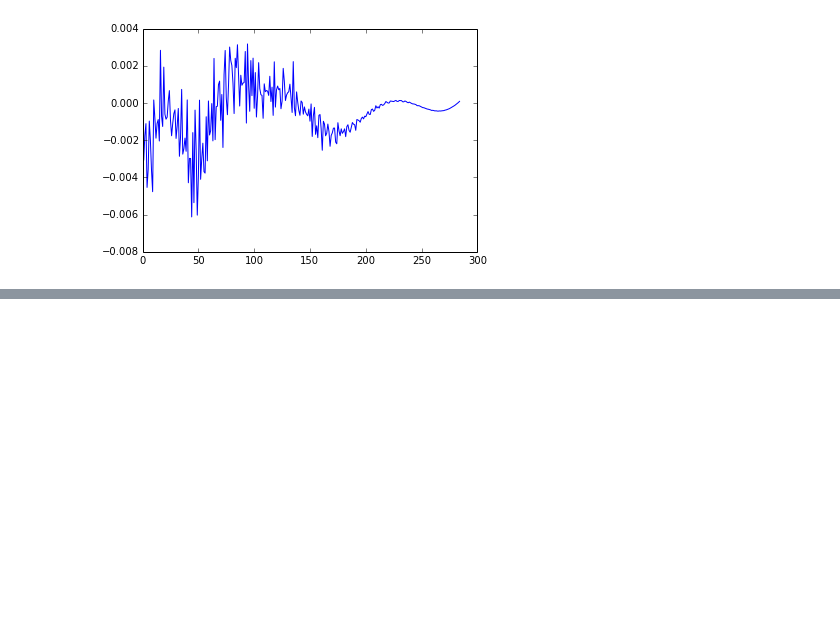
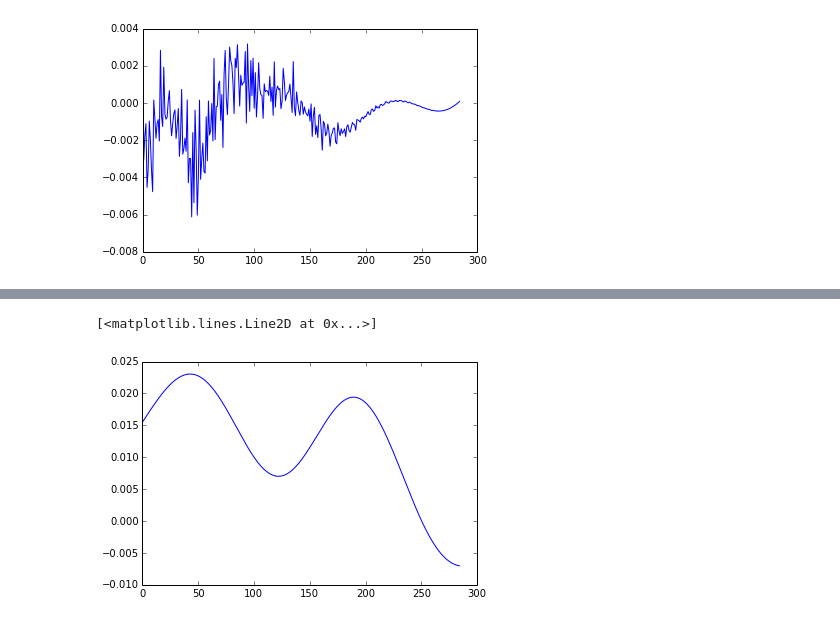
Before and after one commit to juangil/machine_learning_class, a Jupyter notebook: GP_tests/mocap_test_1/MOGP_mocap_1_HGP.ipynb, the cells around one changed output, grey strips where cells are left out. Cells and saved outputs as stored; diff of their text form; code cells hidden in the pictures; blank space fills up the shorter version.

```diff
--- a/GP_tests/mocap_test_1/MOGP_mocap_1_HGP.ipynb
+++ b/GP_tests/mocap_test_1/MOGP_mocap_1_HGP.ipynb
@@ -457,0 +471,5 @@ pb.plot(T_hat[0:time_size, 0], posterior_mean[0:time_size, 0])
+# %%
+pb.plot(T_hat[0:time_size, 0], posterior_mean[0:time_size, 0])
+# %% [output]
+[<matplotlib.lines.Line2D at 0x...>]
+[figure, added]
```
Also changed, not shown: parts of 3 cells of this notebook.
